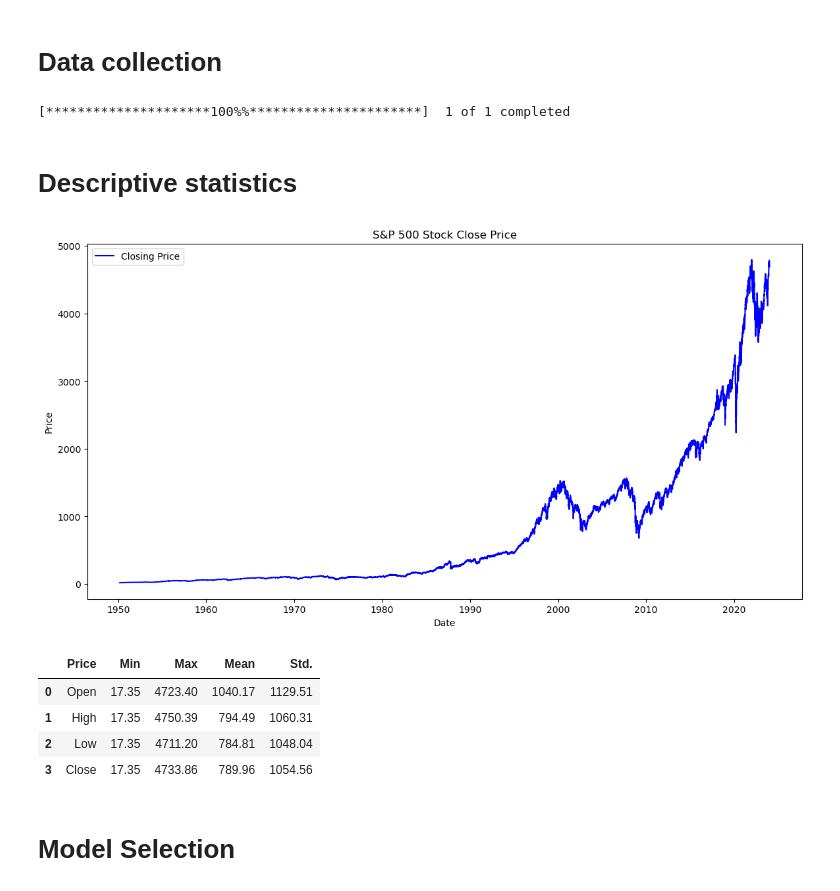
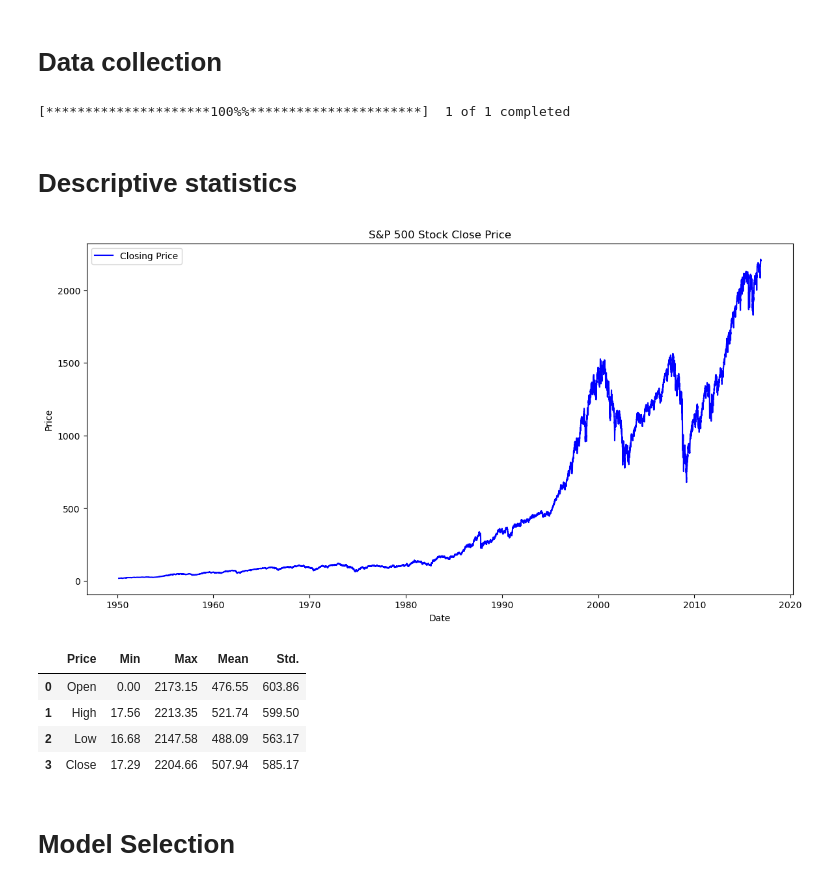
Before and after one commit to rinaaro/TS-project---HMM, a Jupyter notebook: Data_collection.ipynb, the cells around one changed output. Cells and saved outputs as stored; diff of their text form; code cells hidden in the pictures.

```diff
--- a/Data_collection.ipynb
+++ b/Data_collection.ipynb
@@ -17,16 +19,2 @@ import matplotlib.pyplot as plt
 # %% [markdown]
 # Data collection
-# %%
-ticker = "^GSPC"  #S&P 500 index symbol
-data = yf.download(ticker, start="1950-03-01", end="2024-01-11", interval="1d")
-
-data['Date'] = data.index
-data.loc[(data['Open'] == 0) & (data.index >= '1961-12-29') & (data.index <= '1982-04-20'), 'Open'] = np.nan
-data = data.round(2)
-
-data.to_csv('data.csv', sep=';')
-
-#Before 29th Dec 1961, same values in the row
-#Between 29th Dec 1961 and 20th April 1982, "Open" set to 0
-# %% [output]
-[*********************100%%**********************]  1 of 1 completed
@@ -35,0 +21,10 @@ data_monthly = data_monthly.round(2)
+# %%
+ticker = "^GSPC"  #S&P 500 index symbol
+daily = yf.download(ticker, start="1950-03-01", end="2016-11-30", interval="1d")
+#data.loc[(data['Open'] == 0) & (data.index >= '1961-12-29') & (data.index <= '1982-04-20'), 'Open'] = np.nan
+#Before 29th Dec 1961, same values in the row
+#Between 29th Dec 1961 and 20th April 1982, "Open" set to 0
+
+daily = daily[daily.columns[0:4]]
+# %% [output]
+[*********************100%%**********************]  1 of 1 completed
@@ -37,21 +40,21 @@ data_monthly = data_monthly.round(2)
 # Descriptive statistics
 # %%
 plt.figure(figsize=(14, 7))
-plt.plot(data.index, data['Close'], label='Closing Price', color='blue')
+plt.plot(daily.index, daily['Close'], label='Closing Price', color='blue')
 plt.title('S&P 500 Stock Close Price')
 plt.xlabel('Date')
 plt.ylabel('Price')
 plt.legend()
 plt.show()
 # %% [output]
-[figure, old version]
+[figure, new version]
 # %%
 descriptive_stats = {
     "Price": ["Open", "High", "Low", "Close"],
-    "Min": [data_monthly['Open'].min(), data_monthly['High'].min(), data_monthly['Low'].min(), data_monthly['Close'].min()],
-    "Max": [data_monthly['Open'].max(), data_monthly['High'].max(), data_monthly['Low'].max(), data_monthly['Close'].max()],
-    "Mean": [data_monthly['Open'].mean(), data_monthly['High'].mean(), data_monthly['Low'].mean(), data_monthly['Close'].mean()],
-    "Std.": [data_monthly['Open'].std(), data_monthly['High'].std(), data_monthly['Low'].std(), data_monthly['Close'].std()],
+    "Min": [monthly['Open'].min(), monthly['High'].min(), monthly['Low'].min(), monthly['Close'].min()],
+    "Max": [monthly['Open'].max(), monthly['High'].max(), monthly['Low'].max(), monthly['Close'].max()],
+    "Mean": [monthly['Open'].mean(), monthly['High'].mean(), monthly['Low'].mean(), monthly['Close'].mean()],
+    "Std.": [monthly['Open'].std(), monthly['High'].std(), monthly['Low'].std(), monthly['Close'].std()],
 }
 
 summary_table = pd.DataFrame(descriptive_stats)
@@ -60,9 +63,9 @@ summary_table.to_csv('summary_table.csv', index=False, sep=';')
 summary_table
 # %% [output]
 |  | Price | Min | Max | Mean | Std. |
-| 0 | Open | 17.35 | 4723.40 | 1040.17 | 1129.51 |
-| 1 | High | 17.35 | 4750.39 | 794.49 | 1060.31 |
-| 2 | Low | 17.35 | 4711.20 | 784.81 | 1048.04 |
-| 3 | Close | 17.35 | 4733.86 | 789.96 | 1054.56 |
+| 0 | Open | 0.00 | 2173.15 | 476.55 | 603.86 |
+| 1 | High | 17.56 | 2213.35 | 521.74 | 599.50 |
+| 2 | Low | 16.68 | 2147.58 | 488.09 | 563.17 |
+| 3 | Close | 17.29 | 2204.66 | 507.94 | 585.17 |
 # %% [markdown]
 # Model Selection
```
Also changed, not shown: parts of 19 cells of this notebook.
